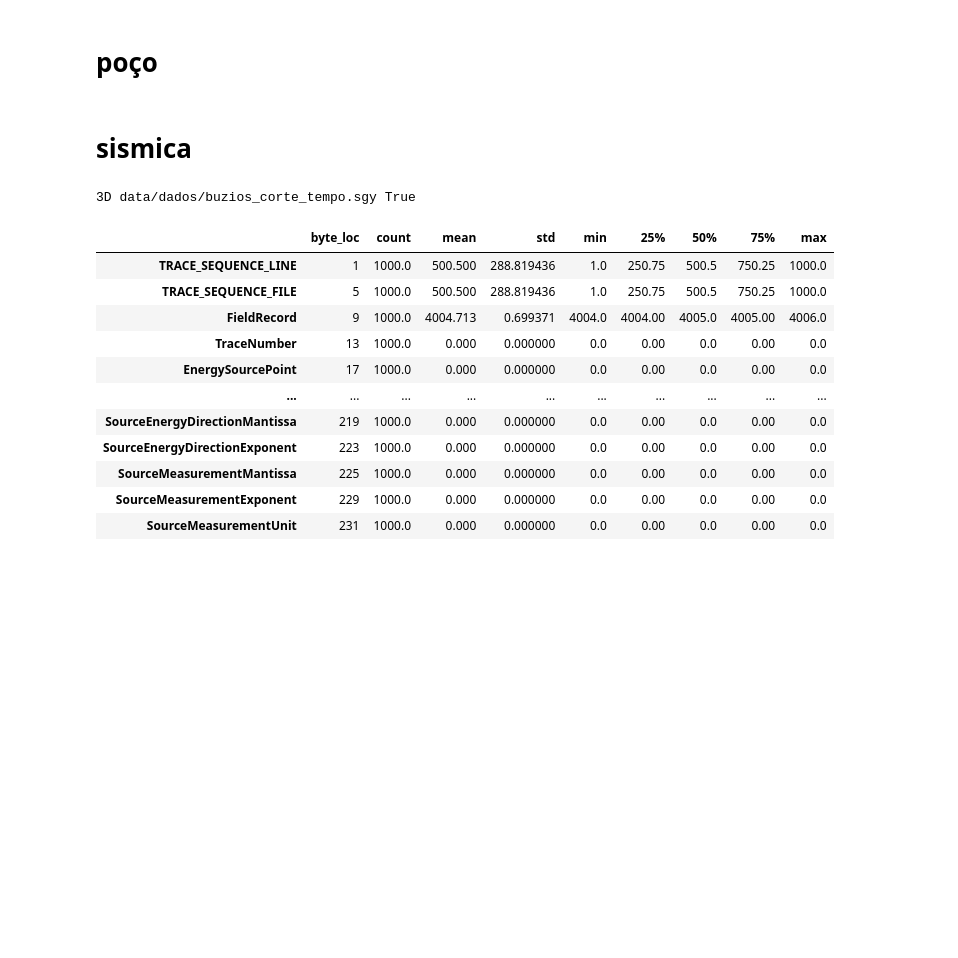
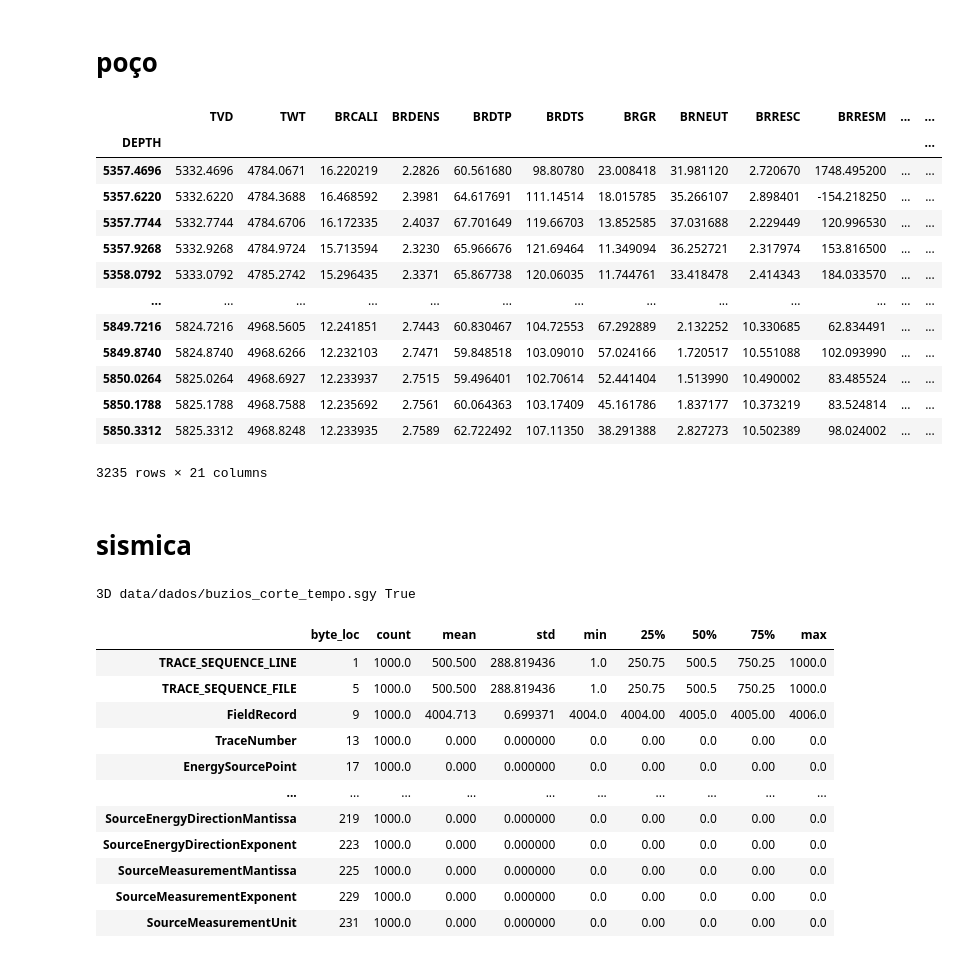
Before and after one commit to cljosegfer/vashisth2022direct, a Jupyter notebook: notebooks/reproducao_b2b.ipynb, the cells around one changed output. Cells and saved outputs as stored; diff of their text form; code cells hidden in the pictures; blank space fills up the shorter version.

```diff
--- a/notebooks/reproducao_b2b.ipynb
+++ b/notebooks/reproducao_b2b.ipynb
@@ -206,3 +205,20 @@ twt3 = np.array(data3['TWT'])[+150:]
+# %%
+data3
+# %% [output]
+|  | TVD | TWT | BRCALI | BRDENS | BRDTP | BRDTS | BRGR | BRNEUT | BRRESC | BRRESM | ... | ... |
+| DEPTH |  |  |  |  |  |  |  |  |  |  |  | ... |
+| 5357.4696 | 5332.4696 | 4784.0671 | 16.220219 | 2.2826 | 60.561680 | 98.80780 | 23.008418 | 31.981120 | 2.720670 | 1748.495200 | ... | ... |
+| 5357.6220 | 5332.6220 | 4784.3688 | 16.468592 | 2.3981 | 64.617691 | 111.14514 | 18.015785 | 35.266107 | 2.898401 | -154.218250 | ... | ... |
+| 5357.7744 | 5332.7744 | 4784.6706 | 16.172335 | 2.4037 | 67.701649 | 119.66703 | 13.852585 | 37.031688 | 2.229449 | 120.996530 | ... | ... |
+| 5357.9268 | 5332.9268 | 4784.9724 | 15.713594 | 2.3230 | 65.966676 | 121.69464 | 11.349094 | 36.252721 | 2.317974 | 153.816500 | ... | ... |
+| 5358.0792 | 5333.0792 | 4785.2742 | 15.296435 | 2.3371 | 65.867738 | 120.06035 | 11.744761 | 33.418478 | 2.414343 | 184.033570 | ... | ... |
+| ... | ... | ... | ... | ... | ... | ... | ... | ... | ... | ... | ... | ... |
+| 5849.7216 | 5824.7216 | 4968.5605 | 12.241851 | 2.7443 | 60.830467 | 104.72553 | 67.292889 | 2.132252 | 10.330685 | 62.834491 | ... | ... |
+| 5849.8740 | 5824.8740 | 4968.6266 | 12.232103 | 2.7471 | 59.848518 | 103.09010 | 57.024166 | 1.720517 | 10.551088 | 102.093990 | ... | ... |
+| 5850.0264 | 5825.0264 | 4968.6927 | 12.233937 | 2.7515 | 59.496401 | 102.70614 | 52.441404 | 1.513990 | 10.490002 | 83.485524 | ... | ... |
+| 5850.1788 | 5825.1788 | 4968.7588 | 12.235692 | 2.7561 | 60.064363 | 103.17409 | 45.161786 | 1.837177 | 10.373219 | 83.524814 | ... | ... |
+| 5850.3312 | 5825.3312 | 4968.8248 | 12.233935 | 2.7589 | 62.722492 | 107.11350 | 38.291388 | 2.827273 | 10.502389 | 98.024002 | ... | ... |
+3235 rows × 21 columns
 # %%
 data5 = well5_df
 res5 = np.array(data5['BRRESP'])[+150:]
```
Also changed, not shown: parts of 11 cells of this notebook.
